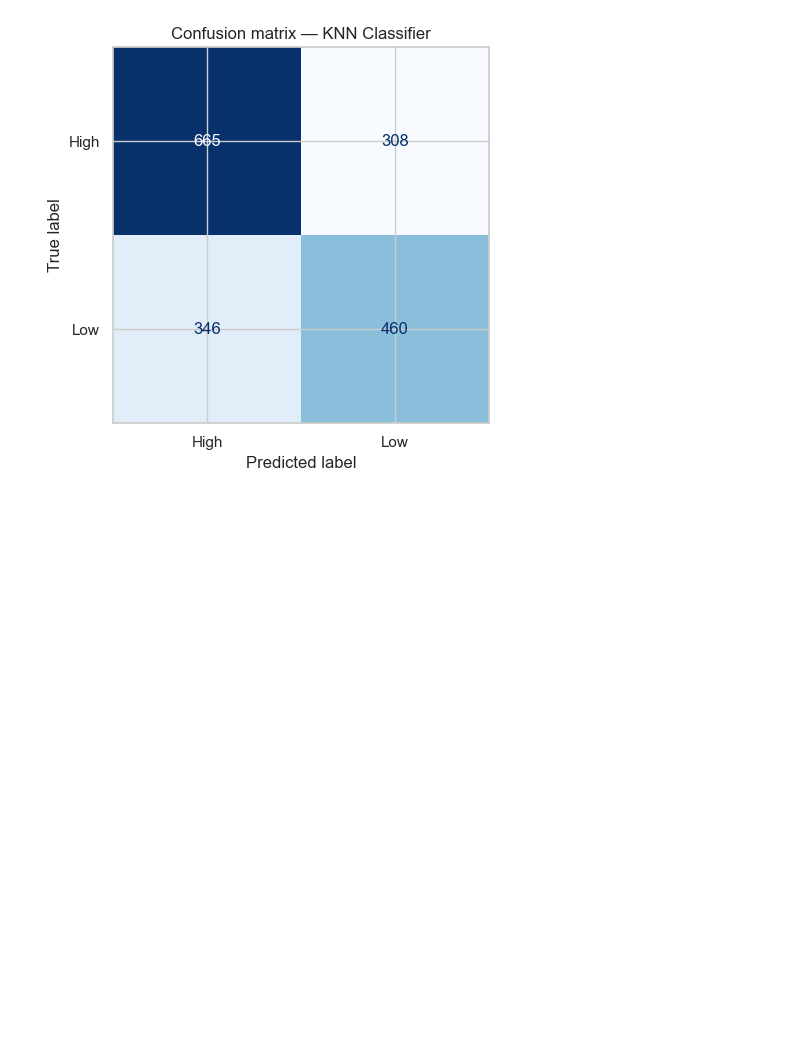
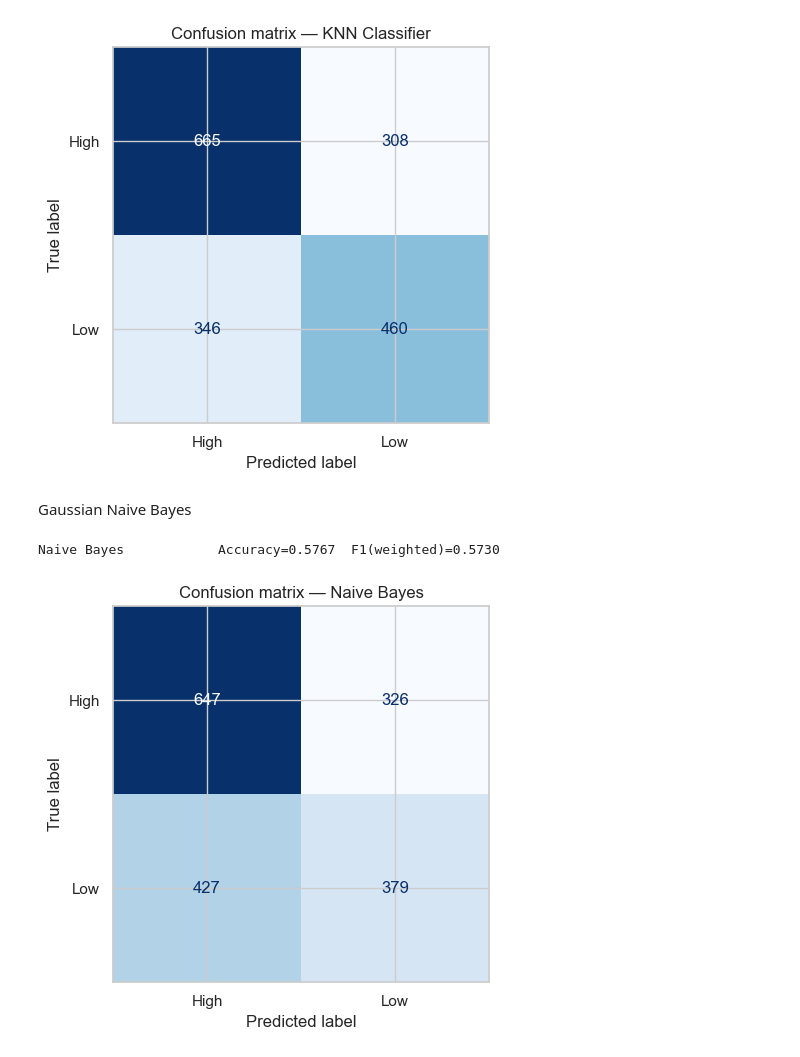
Before and after one commit to Kamalini29/ML-Capstone, a Jupyter notebook: notebooks/Classification.ipynb, the cells around one changed output. Drawn from its saved outputs; the diff is of its cells as text; code cells hidden in the pictures; blank space fills up the shorter version.

Commit message:
Add naive bayes

```diff
--- a/notebooks/Classification.ipynb
+++ b/notebooks/Classification.ipynb
@@ -299,3 +299,11 @@ knn = evaluate_clf("KNN Classifier", KNeighborsClassifier(n_neighbors=9),
 # %% [output]
 KNN Classifier         Accuracy=0.6324  F1(weighted)=0.6315
 [figure]
+# %% [markdown]
+Gaussian Naive Bayes
+# %%
+gnb = evaluate_clf("Naive Bayes", GaussianNB(),
+                    X_train_scaled, X_test_scaled, y_train, y_test, le.classes_)
+# %% [output]
+Naive Bayes            Accuracy=0.5767  F1(weighted)=0.5730
+[figure, added]
```
